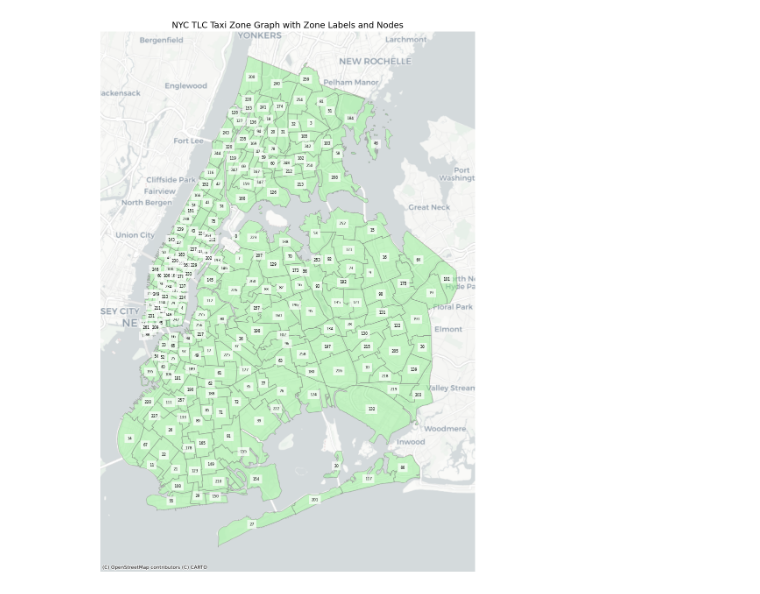
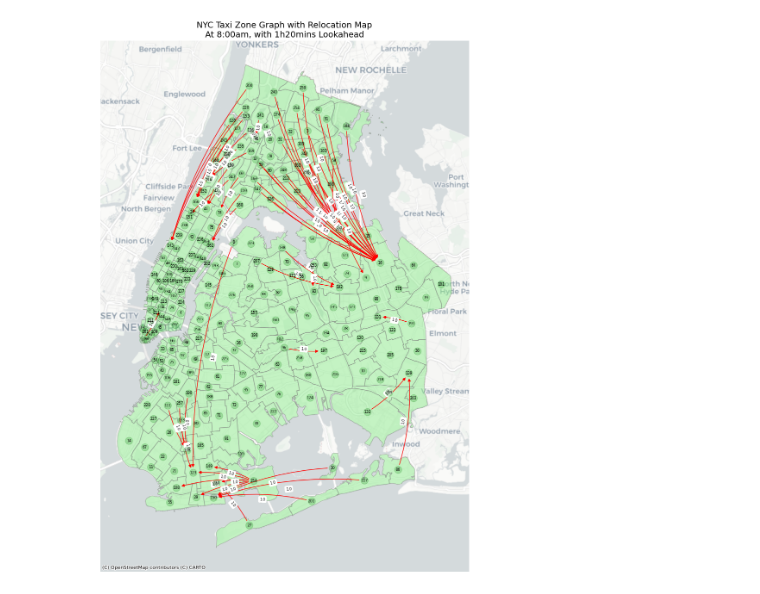
Before and after one commit to Readilyield/Robotaxi_Reposition_Project, a Jupyter notebook: nyc_trip/Constructing NYC Taxi Grid.ipynb, the cells around one changed output. Drawn from its saved outputs; the diff is of its cells as text; code cells hidden in the pictures.

```diff
--- a/nyc_trip/Constructing NYC Taxi Grid.ipynb
+++ b/nyc_trip/Constructing NYC Taxi Grid.ipynb
@@ -19,38 +27,84 @@ gdf["y"] = gdf.centroid.y
+# %%
+# Step 1: Get non-zero indices
+non_zero_indices = np.argwhere(Q > 0)
+
+# Step 2: Filter out diagonal entries (i == j)
+off_diag_indices = non_zero_indices[non_zero_indices[:, 0] != non_zero_indices[:, 1]]
+
+# Step 3: Retrieve values from Q
+values = Q[off_diag_indices[:, 0], off_diag_indices[:, 1]]
+
+# Step 4: Combine indices and values into (n, 3) array
+result = np.column_stack((off_diag_indices, values))
+# %%
+relocation_map = {}
+
+for orig, dest, prop in result:
+    orig = location_ids[int(orig)]
+    dest = location_ids[int(dest)]
+    relocation_map[(orig, dest)] = round(prop, 3)
 # %%
 # 2. Create new graph for Manhattan only
 G = nx.Graph()
-for _, row in gdf_manhattan.iterrows():
+for _, row in gdf.iterrows():
     G.add_node(row["LocationID"],
                          zone=row["zone"],
                          borough=row["borough"],
                          pos=(row["centroid"].x, row["centroid"].y))
+
+G_reloc = nx.DiGraph()
+for node, data in G.nodes(data=True):
+    G_reloc.add_node(node, **data)
+
+for (orig, dest), weight in relocation_map.items():
+    if orig in G_reloc.nodes and dest in G_reloc.nodes:
+        G_reloc.add_edge(orig, dest, weight=round(float(weight), 3))  # round for label readability
 
 # 3. Set up plot
 fig, ax = plt.subplots(figsize=(16, 16))
 gdf.plot(ax=ax, facecolor='lightgreen', edgecolor='gray', alpha=0.5)
 
 # 4. Draw nodes
-for node in G.nodes:
-    x, y = G.nodes[node]["pos"]
-    ax.plot(x, y, 'o', color='blue', markersize=5)
+for node in G_reloc.nodes:
+    x, y = G_reloc.nodes[node]["pos"]
+    ax.plot(x, y, 'o', color='green', markersize=12, alpha=0.2)
 
-# 5. Label each zone with its name and ID
-for _, row in gdf.iterrows():
-    # ax.text(row["x"], row["y"], f'{row["LocationID"]}\n{row["zone"]}', fontsize=6,
-    ax.text(row["x"], row["y"], f'{row["LocationID"]}', fontsize=6,
-            ha='center', va='center', color='black', bbox=dict(facecolor='white', alpha=0.7, lw=0))
+# 4. Draw node labels
+for node in G_reloc.nodes:
+    x, y = G_reloc.nodes[node]["pos"]
+    zone = G_reloc.nodes[node]["zone"]
+    # ax.text(x, y, f'{node}\n{zone}', fontsize=6, ha='center', va='center',
+    #         bbox=dict(facecolor='white', alpha=0.6, lw=0), color='black')
+    ax.text(x, y, f'{node}', fontsize=6, ha='center', va='center',
+            # bbox=dict(facecolor='white', alpha=0.6, lw=0), color='black')
+            )
 
-# 6. Add some padding to map extent
+# # 5. Label each zone with its name and ID
+# for _, row in gdf.iterrows():
+#     # ax.text(row["x"], row["y"], f'{row["LocationID"]}\n{row["zone"]}', fontsize=6,
+#     # ax.text(row["x"], row["y"], f'{row["LocationID"]}', fontsize=6,
+#     #         ha='center', va='center', color='black', bbox=dict(facecolor='white', alpha=0.7, lw=0))
+#     ax.text(row["x"], row["y"], f'{row["LocationID"]}', fontsize=6,
+#             ha='center', va='center', color='black')
+
+# 5. Draw directed edges with arrows
+pos = {node: data["pos"] for node, data in G_reloc.nodes(data=True)}
+nx.draw_networkx_edges(G_reloc, pos=pos, ax=ax, arrows=True, edge_color='red', width=1, connectionstyle='arc3,rad=0.1')
+
+# 6. Draw edge labels
+edge_labels = {(u, v): d["weight"] for u, v, d in G_reloc.edges(data=True)}
+nx.draw_networkx_edge_labels(G_reloc, pos=pos, edge_labels=edge_labels, font_size=6, ax=ax, label_pos=0.5)
+
+# 7. Set padded limits and add basemap
 xmin, ymin, xmax, ymax = gdf.total_bounds
 x_pad = (xmax - xmin) * 0.05
 y_pad = (ymax - ymin) * 0.05
 ax.set_xlim(xmin - x_pad, xmax + x_pad)
 ax.set_ylim(ymin - y_pad, ymax + y_pad)
 
-# 7. Add basemap and cleanup
 ctx.add_basemap(ax, source=ctx.providers.CartoDB.Positron, crs=gdf.crs)
 ax.set_axis_off()
-plt.title("NYC TLC Taxi Zone Graph with Zone Labels and Nodes", fontsize=14)
+plt.title("NYC Taxi Zone Graph with Relocation Map\nAt 8:00am, with 1h20mins Lookahead", fontsize=14)
 plt.show()
 # %% [output]
-[figure, old version]
+[figure, new version]
```
Also changed, not shown: parts of 3 cells of this notebook, 3 other files.
